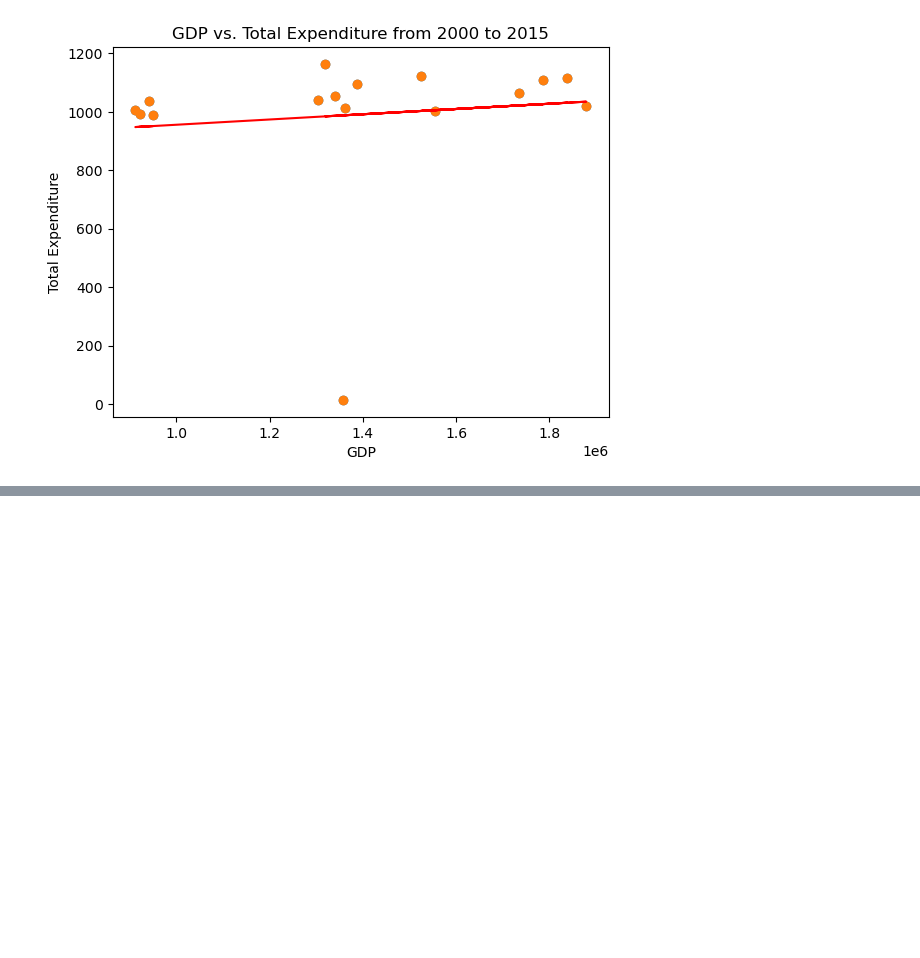
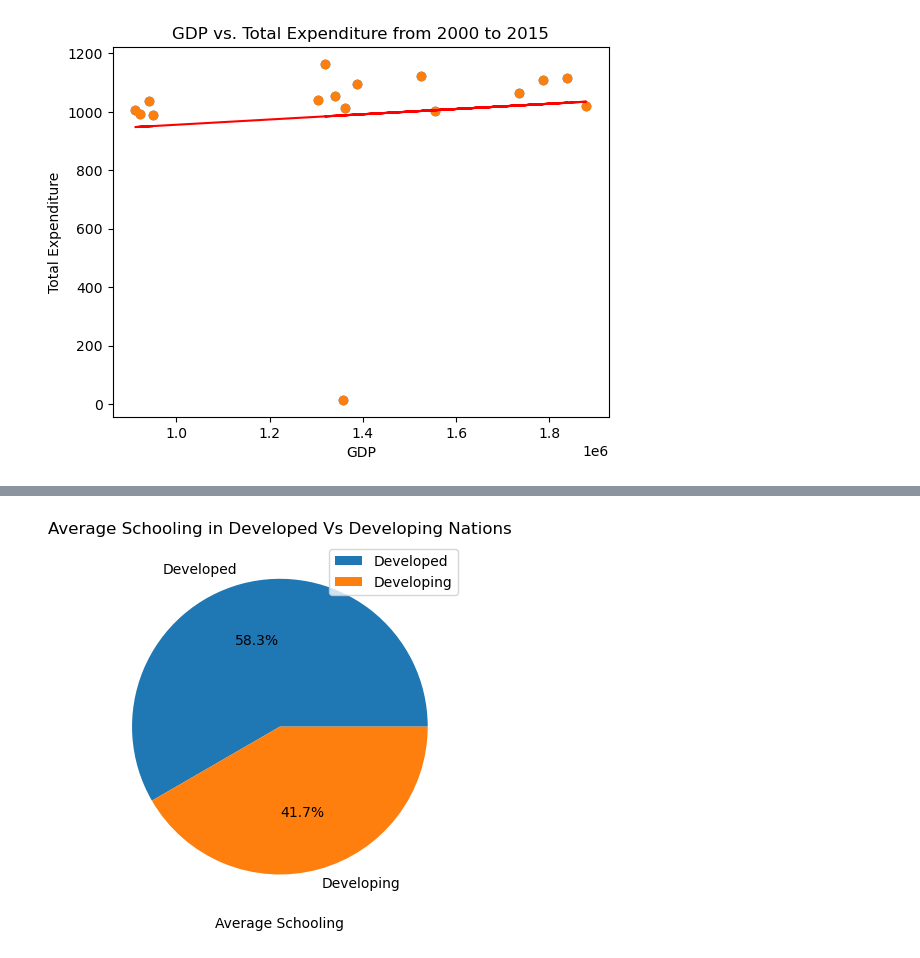
Before and after one commit to msncn/scs-pj1-team11, a Jupyter notebook: pj1_team11.ipynb, the cells around one changed output, grey strips where cells are left out. Saved outputs shown, nothing was run; the diff lists cells and outputs as text; code cells hidden in the pictures; blank space fills up the shorter version.

```diff
--- a/pj1_team11.ipynb
+++ b/pj1_team11.ipynb
@@ -479,0 +540,9 @@ y = 0.0x + 866.04
+# %%
+plt.pie(death_vaccine_summary['Schooling'], autopct='%1.1f%%', labels=['Developed', 'Developing'])
+plt.xlabel('Average Schooling')
+plt.title('Average Schooling in Developed Vs Developing Nations')
+plt.legend()
+plt.savefig("Outputs/Schooling.PNG")
+plt.show()
+# %% [output]
+[figure, added]
```
Also changed, not shown: parts of 9 cells of this notebook, 10 other files.
